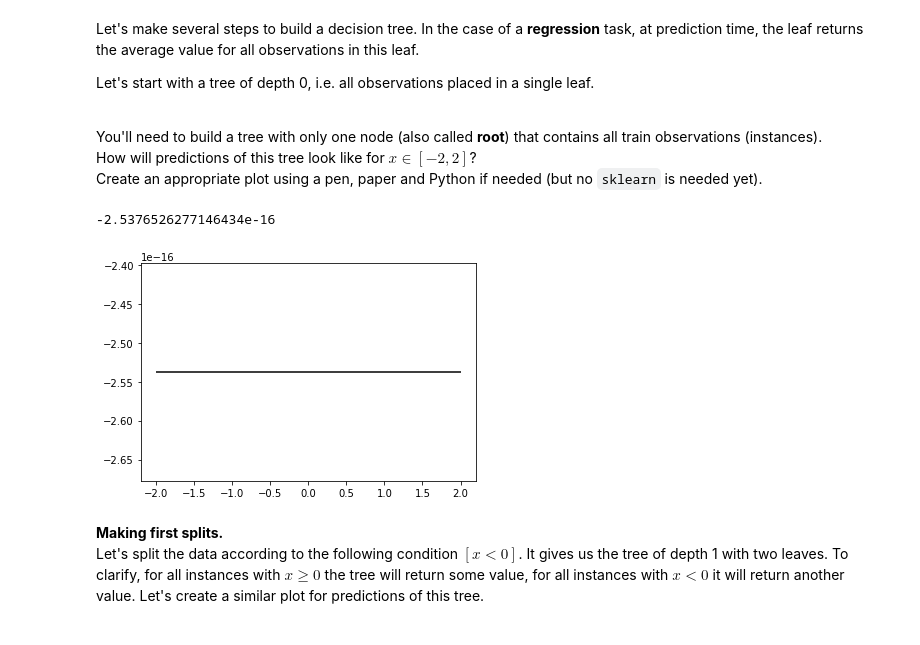
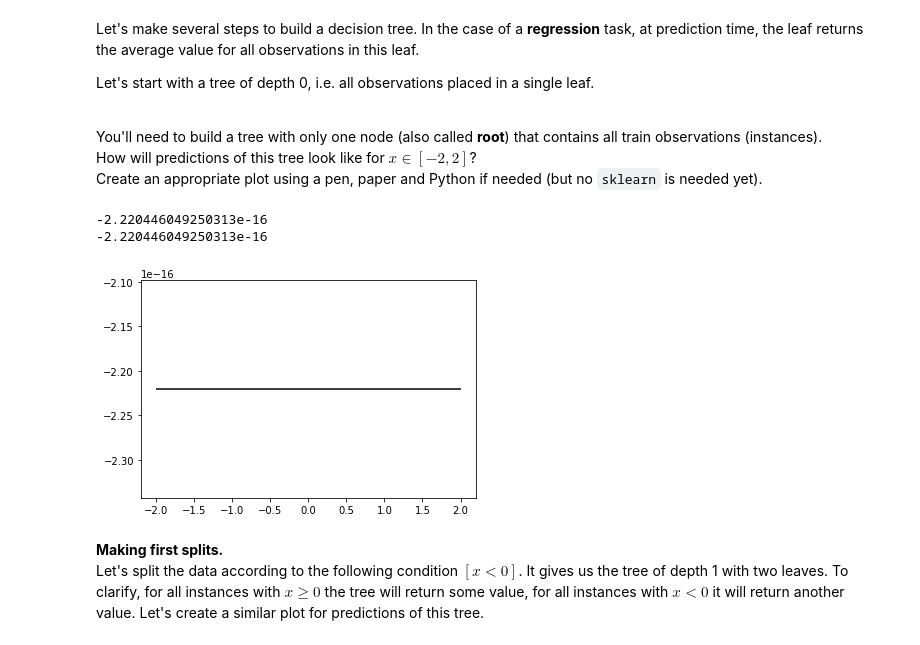
Before and after one commit to bukashu/mlcourse.ai, a Jupyter notebook: jupyter_english/assignments_fall2019/assignment2_part1_decision_trees.ipynb, the cells around one changed output. Saved outputs shown, nothing was run; the diff lists cells and outputs as text; code cells hidden in the pictures.

```diff
--- a/jupyter_english/assignments_fall2019/assignment2_part1_decision_trees.ipynb
+++ b/jupyter_english/assignments_fall2019/assignment2_part1_decision_trees.ipynb
@@ -57,18 +57,19 @@ Let's start with a tree of depth 0, i.e. all observations placed in a single lea
 <br>You'll need to build a tree with only one node (also called **root**) that contains all train observations (instances).
 <br>How will predictions of this tree look like for $x \in [-2, 2]$? <br> Create an appropriate plot using a pen, paper and Python if needed (but no `sklearn` is needed yet).
 # %%
-def node (X,y):
-    val = 0
+def leaf_node (X,y):
+    mean = 0
     for i in range(len(X)):
-        val += y[i]
-    mean = val/len(X)
+        mean += y[i]/len(X)
+    print (mean)
     plt.hlines(mean,np.amin(X),np.amax(X))
     return mean
 
-print(node(X,y))
+print(leaf_node(X,y))
 # %% [output]
--2.5376526277146434e-16
+-2.220446049250313e-16
+-2.220446049250313e-16
-[figure, old version]
+[figure, new version]
 # %% [markdown]
 **Making first splits.**
 <br>Let's split the data according to the following condition $[x < 0]$. It gives us the tree of depth 1 with two leaves. To clarify, for all instances with $x \geqslant 0$ the tree will return some value, for all instances with $x < 0$ it will return another value. Let's create a similar plot for predictions of this tree.
```
Also changed, not shown: parts of 15 cells of this notebook, 1 other file.
